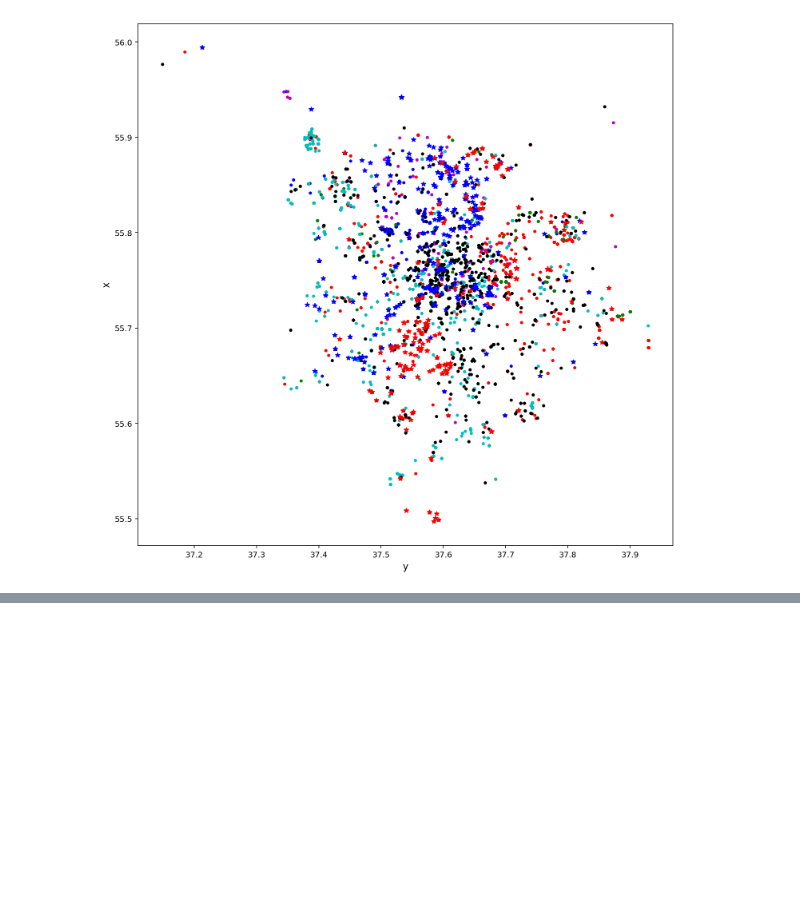
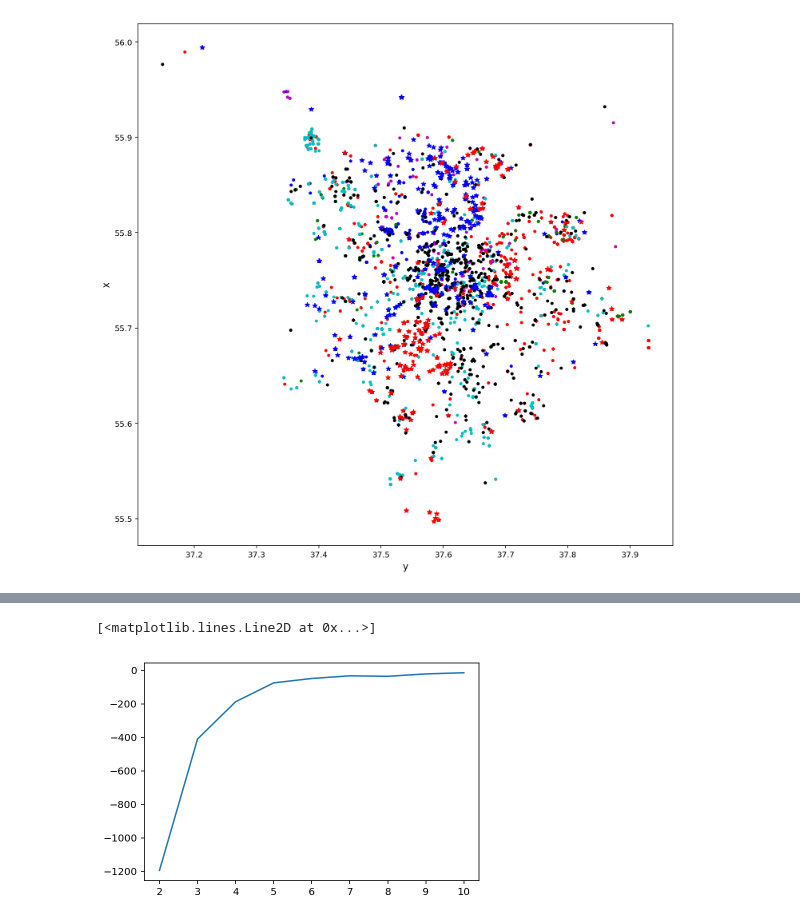
Before and after one commit to Aximiliana/Homework, a Jupyter notebook: Basic_alogoritms_HW/homework clustering.ipynb, the cells around one changed output, grey strips where cells are left out. Drawn from its saved outputs; the diff is of its cells as text; code cells hidden in the pictures; blank space fills up the shorter version.

```diff
--- a/Basic_alogoritms_HW/homework clustering.ipynb
+++ b/Basic_alogoritms_HW/homework clustering.ipynb
@@ -151,0 +169,5 @@ https://pandas.pydata.org/pandas-docs/stable/indexing.html#deprecate-loc-reindex
+# %%
+plt.plot(ks[1:], diff)
+# %% [output]
+[<matplotlib.lines.Line2D at 0x...>]
+[figure, added]
```
Also changed, not shown: parts of 7 cells of this notebook.
